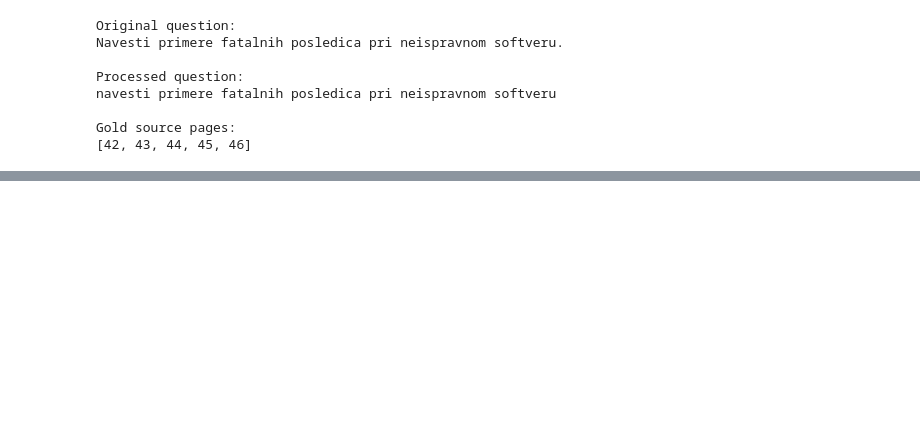
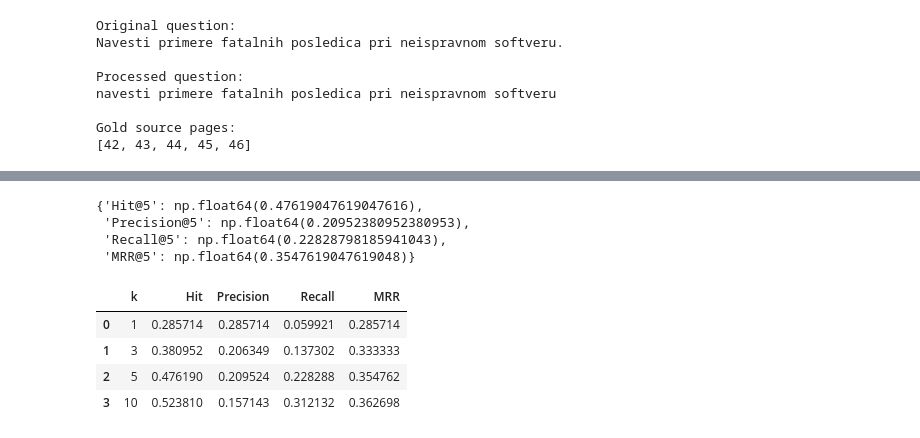
Before and after one commit to anjaanjaa10/Student-Question-Answering-from-Course-Materials, a Jupyter notebook: 04_tf_idf_retrieval.ipynb, the cells around one changed output, grey strips where cells are left out. Saved outputs shown, nothing was run; the diff lists cells and outputs as text; code cells hidden in the pictures; blank space fills up the shorter version.

```diff
--- a/04_tf_idf_retrieval.ipynb
+++ b/04_tf_idf_retrieval.ipynb
@@ -357,0 +600,21 @@ retrieved[
+# %%
+def evaluate_retriever(data, top_k=10):
+
+    results = [
+        evaluate_example(example, top_k)
+        for example in data
+    ]
+
+    return {
+        f"Hit@{top_k}":
+            np.mean([r["hit"] for r in results]),
+
+        f"Precision@{top_k}":
+            np.mean([r["precision"] for r in results]),
+
+        f"Recall@{top_k}":
+            np.mean([r["recall"] for r in results]),
+
+        f"MRR@{top_k}":
+            np.mean([r["reciprocal_rank"] for r in results])
+    }
@@ -357,0 +625,37 @@ retrieved[
+# %%
+evaluate_retriever(
+    validation_data,
+    top_k=5
+)
+# %% [output]
+{'Hit@5': np.float64(0.47619047619047616),
+ 'Precision@5': np.float64(0.20952380952380953),
+ 'Recall@5': np.float64(0.22828798185941043),
+ 'MRR@5': np.float64(0.3547619047619048)}
+# %%
+metrics_rows = []
+
+for k in TOP_K_VALUES:
+
+    metrics = evaluate_retriever(
+        validation_data,
+        top_k=k
+    )
+
+    metrics_rows.append({
+        "k": k,
+        "Hit": metrics[f"Hit@{k}"],
+        "Precision": metrics[f"Precision@{k}"],
+        "Recall": metrics[f"Recall@{k}"],
+        "MRR": metrics[f"MRR@{k}"]
+    })
+
+metrics_df = pd.DataFrame(metrics_rows)
+
+metrics_df
+# %% [output]
+|  | k | Hit | Precision | Recall | MRR |
+| 0 | 1 | 0.285714 | 0.285714 | 0.059921 | 0.285714 |
+| 1 | 3 | 0.380952 | 0.206349 | 0.137302 | 0.333333 |
+| 2 | 5 | 0.476190 | 0.209524 | 0.228288 | 0.354762 |
+| 3 | 10 | 0.523810 | 0.157143 | 0.312132 | 0.362698 |
```
Also changed, not shown: parts of 21 cells of this notebook, 1 other file.
